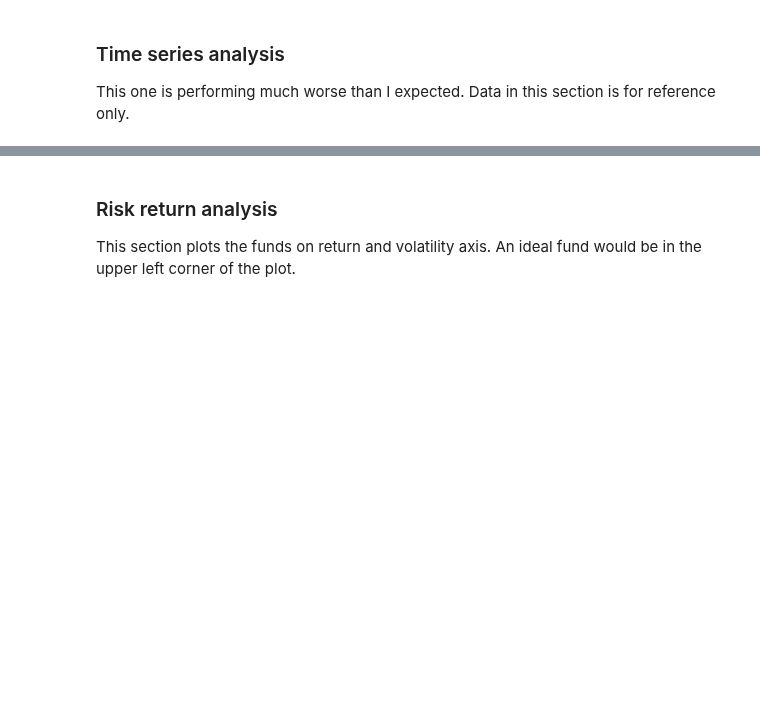
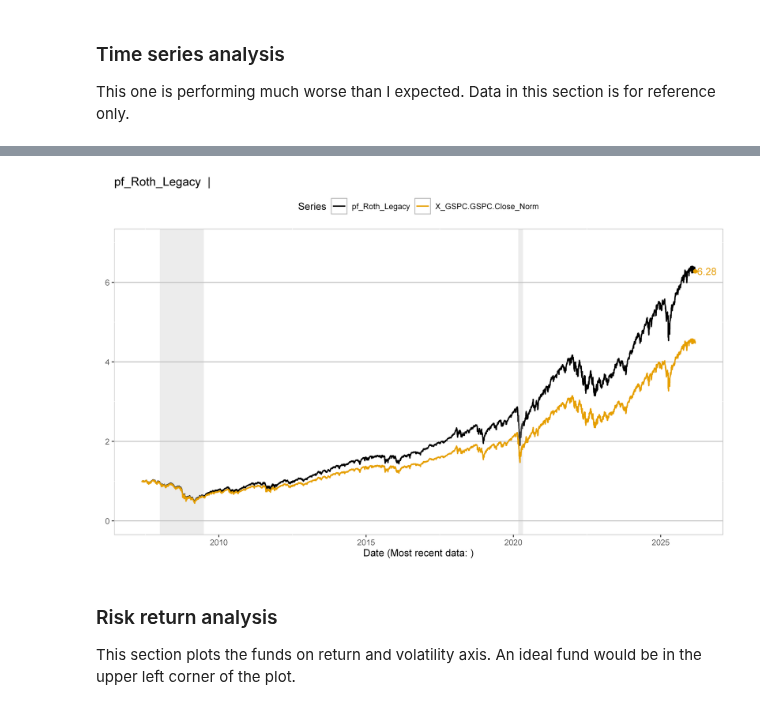
Before and after one commit to MoreCoffee12/Economics, a Jupyter notebook: Portfolio.ipynb, the cells around one changed output, grey strips where cells are left out. Drawn from its saved outputs; the diff is of its cells as text; code cells hidden in the pictures; blank space fills up the shorter version.

```diff
--- a/Portfolio.ipynb
+++ b/Portfolio.ipynb
@@ -590,8 +543,10 @@ plotSingleBench(dfRecession, datay.legacy, ylim, df.symbols, df.data, string.ana
 # %%
 options(repr.plot.width = 9.7, repr.plot.height = 6, repr.plot.res = 600)
 datay.legacy <- "pf_Roth_Legacy"
-ylim <- c(0, 5)
+ylim <- c(0, 7)
 plotSingleBench(dfRecession, datay.legacy, ylim, df.symbols, df.data, string.analysis.start)
+# %% [output]
+[figure, added]
 # %% [markdown]
 ### Risk return analysis
 
```
Also changed, not shown: parts of 17 cells of this notebook, 1 other file.
